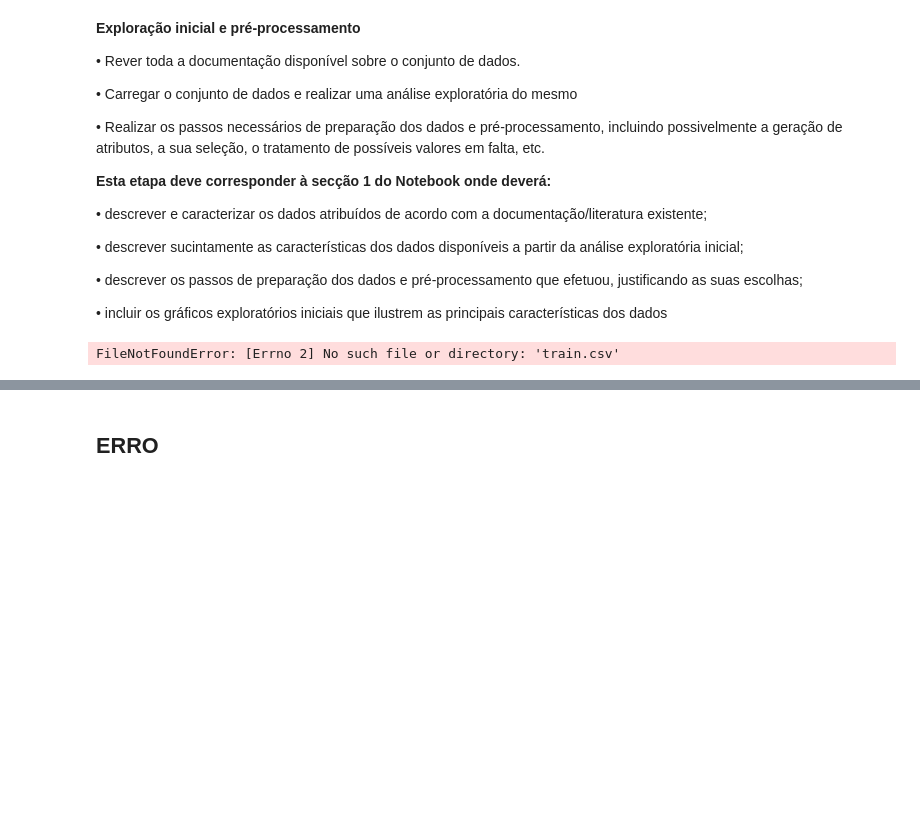
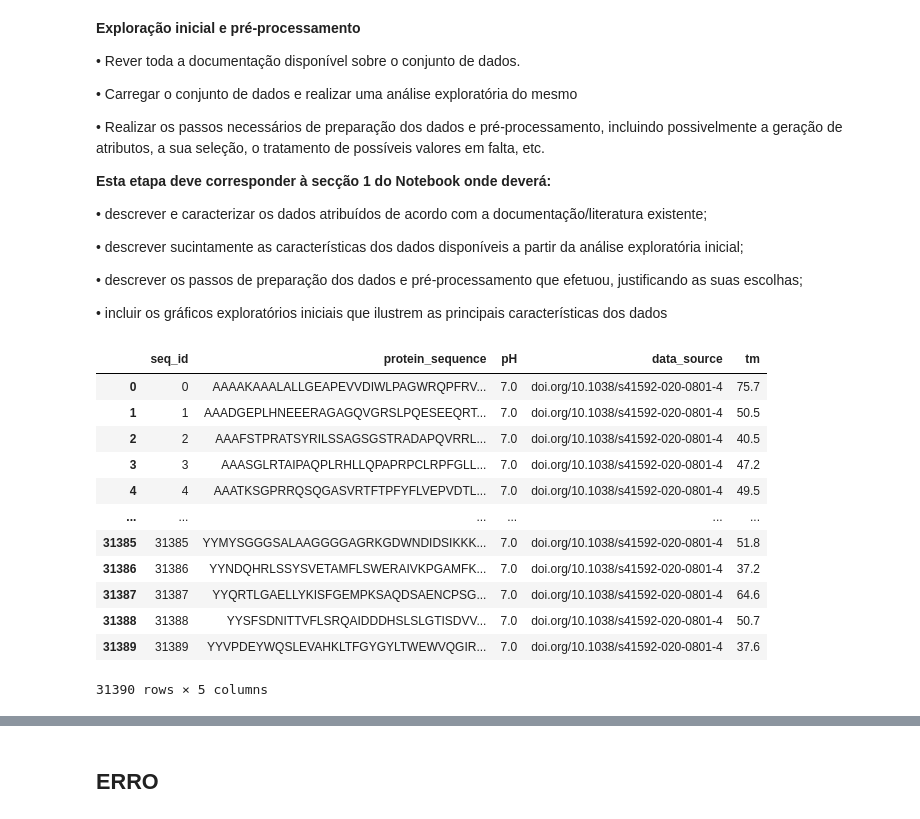
Before and after one commit to AngelinaEiras/SIB_Trabalho-main, a Jupyter notebook: kag/trabalho_sib.ipynb, the cells around one changed output, grey strips where cells are left out. Saved outputs shown, nothing was run; the diff lists cells and outputs as text; code cells hidden in the pictures; blank space fills up the shorter version.

```diff
--- a/kag/trabalho_sib.ipynb
+++ b/kag/trabalho_sib.ipynb
@@ -145,11 +161,23 @@ from sklearn.metrics import auc, roc_curve, matthews_corrcoef, f1_score, roc_auc
 from sklearn.model_selection import train_test_split
 from sklearn.manifold import TSNE
 # %%
-df = pd.read_csv("/home/angelina/Desktop/2ano/SIB_Trabalho-main/kag/train.csv", delimiter=';')
+df = pd.read_csv("/home/angelina/Desktop/2ano/SIB_Trabalho-main/kag/train.csv") #, delimiter=';')
 df_test = pd.read_csv("/home/angelina/Desktop/2ano/SIB_Trabalho-main/kag/test.csv")
 df_update = pd.read_csv("/home/angelina/Desktop/2ano/SIB_Trabalho-main/kag/train_updates_20220929.csv")
 df
 # %% [output]
+|  | seq_id | protein_sequence | pH | data_source | tm |
+| 0 | 0 | AAAAKAAALALLGEAPEVVDIWLPAGWRQPFRV... | 7.0 | doi.org/10.1038/s41592-020-0801-4 | 75.7 |
+| 1 | 1 | AAADGEPLHNEEERAGAGQVGRSLPQESEEQRT... | 7.0 | doi.org/10.1038/s41592-020-0801-4 | 50.5 |
+| 2 | 2 | AAAFSTPRATSYRILSSAGSGSTRADAPQVRRL... | 7.0 | doi.org/10.1038/s41592-020-0801-4 | 40.5 |
+| 3 | 3 | AAASGLRTAIPAQPLRHLLQPAPRPCLRPFGLL... | 7.0 | doi.org/10.1038/s41592-020-0801-4 | 47.2 |
+| 4 | 4 | AAATKSGPRRQSQGASVRTFTPFYFLVEPVDTL... | 7.0 | doi.org/10.1038/s41592-020-0801-4 | 49.5 |
+| ... | ... | ... | ... | ... | ... |
+| 31385 | 31385 | YYMYSGGGSALAAGGGGAGRKGDWNDIDSIKKK... | 7.0 | doi.org/10.1038/s41592-020-0801-4 | 51.8 |
+| 31386 | 31386 | YYNDQHRLSSYSVETAMFLSWERAIVKPGAMFK... | 7.0 | doi.org/10.1038/s41592-020-0801-4 | 37.2 |
+| 31387 | 31387 | YYQRTLGAELLYKISFGEMPKSAQDSAENCPSG... | 7.0 | doi.org/10.1038/s41592-020-0801-4 | 64.6 |
+| 31388 | 31388 | YYSFSDNITTVFLSRQAIDDDHSLSLGTISDVV... | 7.0 | doi.org/10.1038/s41592-020-0801-4 | 50.7 |
+| 31389 | 31389 | YYVPDEYWQSLEVAHKLTFGYGYLTWEWVQGIR... | 7.0 | doi.org/10.1038/s41592-020-0801-4 | 37.6 |
-FileNotFoundError: [Errno 2] No such file or directory: 'train.csv'
+31390 rows × 5 columns
 # %%
 df_update
```
Also changed, not shown: parts of 12 cells of this notebook.
